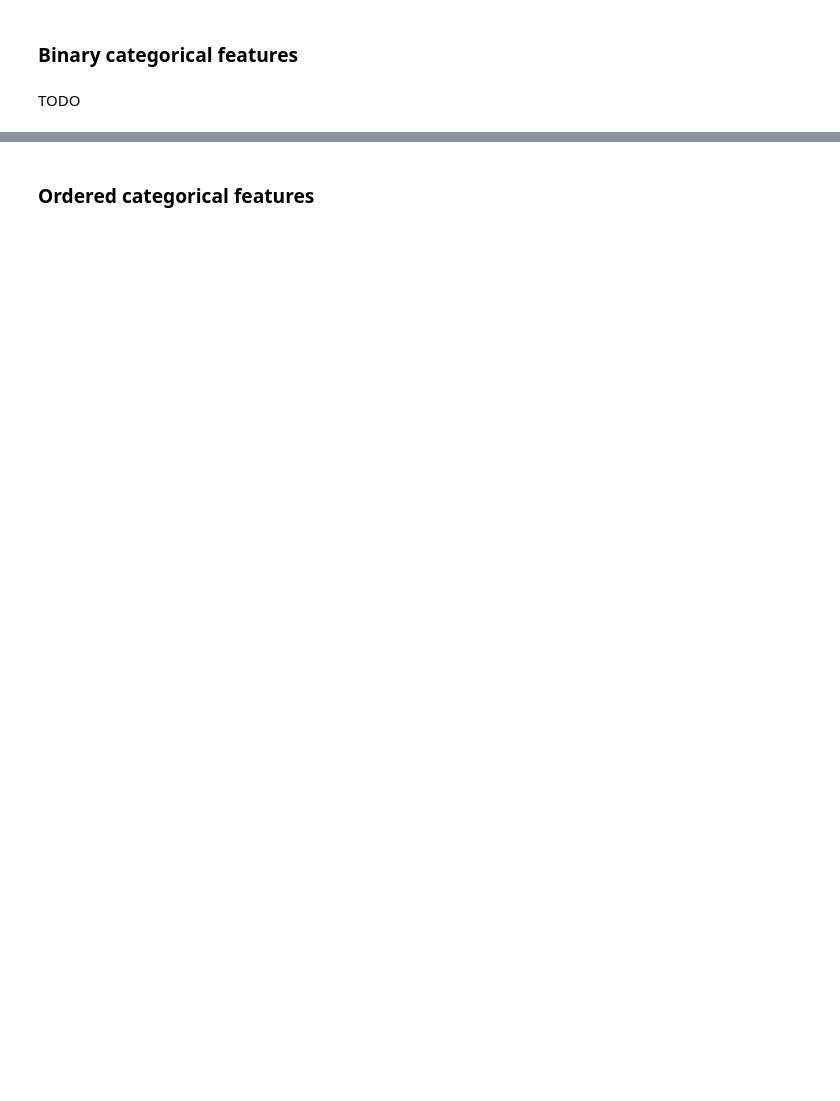
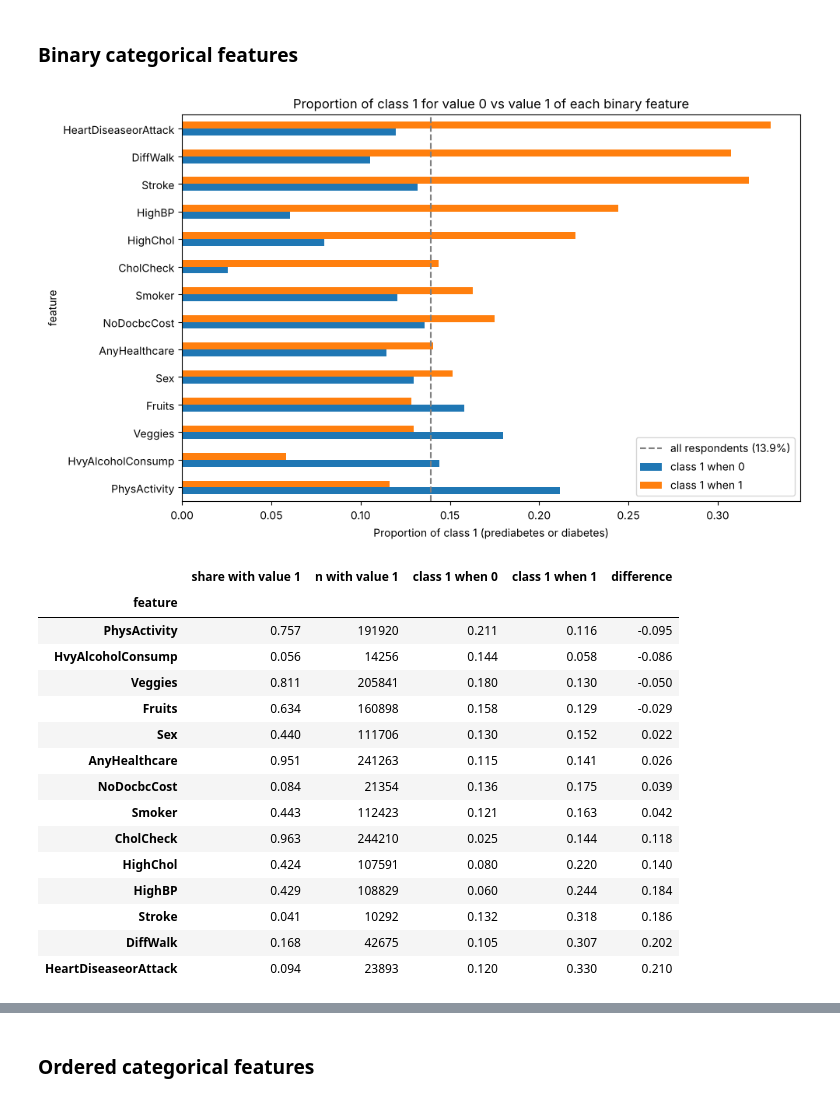
Before and after one commit to captnsundy/IE500618-assignment2, a Jupyter notebook: assignment2.ipynb, the cells around one changed output, grey strips where cells are left out. Drawn from its saved outputs; the diff is of its cells as text; code cells hidden in the pictures; blank space fills up the shorter version.

```diff
--- a/assignment2.ipynb
+++ b/assignment2.ipynb
@@ -67,0 +249,15 @@ TODO: question -> evidence -> what we observe -> what we can / cannot conclude
+# %%
+# The numbers behind the shapes
+
+for col in numerical:
+    print(f"{col}: skewness {df[col].skew():.2f}, share of zeros {(df[col] == 0).mean():.1%}, "
+          f"most common values: {df[col].value_counts().head(7).index.astype(int).tolist()}")
+
+print(f"\nPhysHlth counts for 25-30 days: {df['PhysHlth'].value_counts().sort_index().loc[25:30].astype(int).to_dict()}")  # how many answered each value near the top
+
+# Does the proportion of class 1 change with the number of bad days?
+days = [0, 1, 2, 5, 10, 15, 20, 30]
+print(pd.DataFrame({
+    'PhysHlth': df.groupby('PhysHlth')[target].mean().loc[days],
+    'MentHlth': df.groupby('MentHlth')[target].mean().loc[days],
+}, index=days).rename_axis('days').round(3).T)
@@ -72,2 +321,44 @@ TODO: question -> evidence -> what we observe -> what we can / cannot conclude
-# %% [markdown]
-TODO
+# %%
+# Counts/proportions and proportion of class 1 for each binary feature
+
+rows = []
+for col in binary:
+    rate = df.groupby(col)[target].mean()  # proportion of class 1 when the feature is 0 and when it is 1
+    rows.append({
+        'feature': col,
+        'share with value 1': df[col].mean(),  # for a 0/1 column the mean is the share of 1s
+        'n with value 1': int(df[col].sum()),
+        'class 1 when 0': rate[0],
+        'class 1 when 1': rate[1],
+        'difference': rate[1] - rate[0],  # > 0 means class 1 is more common in the "1" group
+    })
+binary_table = pd.DataFrame(rows).set_index('feature').sort_values('difference')
+
+fig, ax = plt.subplots(figsize=(10, 6))
+binary_table[['class 1 when 0', 'class 1 when 1']].plot.barh(ax=ax)
+ax.axvline(base_rate, color='grey', linestyle='--', label=f'all respondents ({base_rate:.1%})')
+ax.set_xlabel('Proportion of class 1 (prediabetes or diabetes)')
+ax.set_title('Proportion of class 1 for value 0 vs value 1 of each binary feature')
+ax.legend()
+plt.tight_layout()
+plt.show()
+
+binary_table.round(3)
+# %% [output]
+[figure, added]
+|  | share with value 1 | n with value 1 | class 1 when 0 | class 1 when 1 | difference |
+| feature |  |  |  |  |  |
+| PhysActivity | 0.757 | 191920 | 0.211 | 0.116 | -0.095 |
+| HvyAlcoholConsump | 0.056 | 14256 | 0.144 | 0.058 | -0.086 |
+| Veggies | 0.811 | 205841 | 0.180 | 0.130 | -0.050 |
+| Fruits | 0.634 | 160898 | 0.158 | 0.129 | -0.029 |
+| Sex | 0.440 | 111706 | 0.130 | 0.152 | 0.022 |
+| AnyHealthcare | 0.951 | 241263 | 0.115 | 0.141 | 0.026 |
+| NoDocbcCost | 0.084 | 21354 | 0.136 | 0.175 | 0.039 |
+| Smoker | 0.443 | 112423 | 0.121 | 0.163 | 0.042 |
+| CholCheck | 0.963 | 244210 | 0.025 | 0.144 | 0.118 |
+| HighChol | 0.424 | 107591 | 0.080 | 0.220 | 0.140 |
+| HighBP | 0.429 | 108829 | 0.060 | 0.244 | 0.184 |
+| Stroke | 0.041 | 10292 | 0.132 | 0.318 | 0.186 |
+| DiffWalk | 0.168 | 42675 | 0.105 | 0.307 | 0.202 |
+| HeartDiseaseorAttack | 0.094 | 23893 | 0.120 | 0.330 | 0.210 |
```
Also changed, not shown: parts of 70 cells of this notebook, 1 other file.
